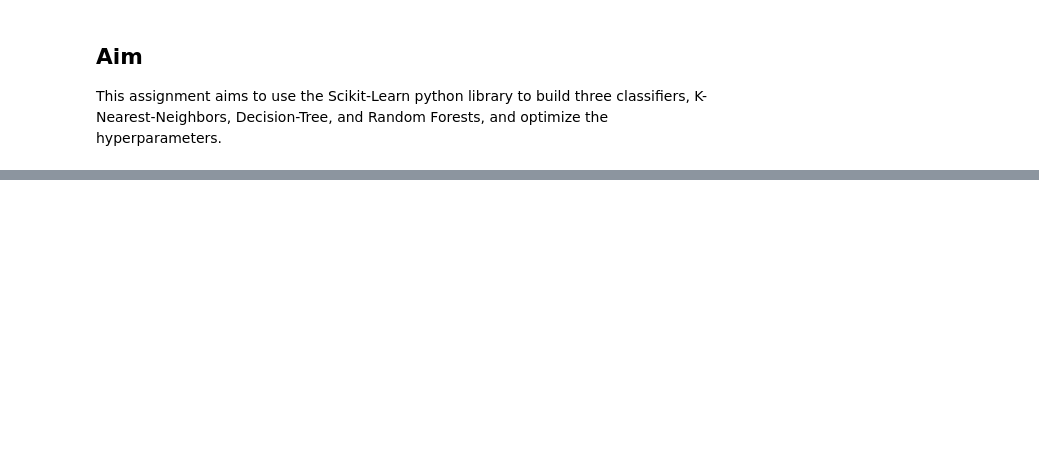
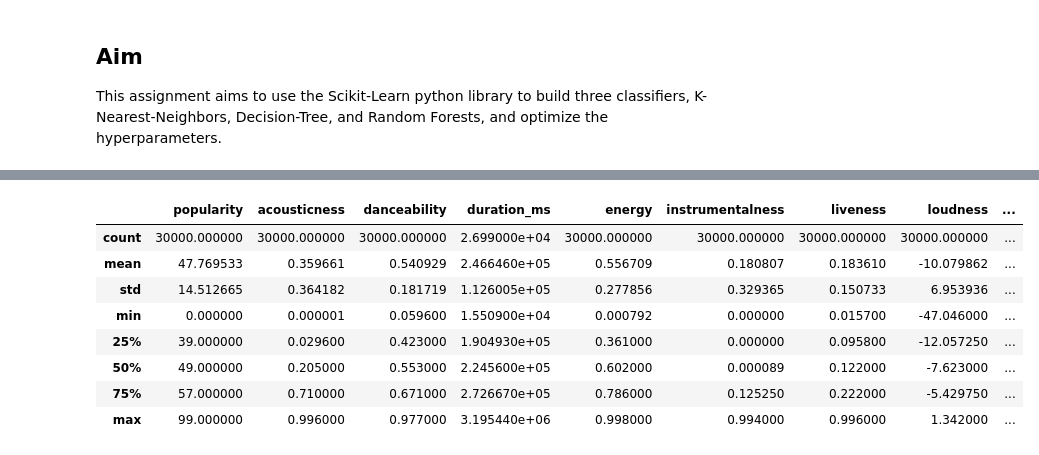
Before and after one commit to daniyalmaroufi/AI_Course, a Jupyter notebook: CA4/CA4.ipynb, the cells around one changed output, grey strips where cells are left out. Saved outputs shown, nothing was run; the diff lists cells and outputs as text; code cells hidden in the pictures; blank space fills up the shorter version.

```diff
--- a/CA4/CA4.ipynb
+++ b/CA4/CA4.ipynb
@@ -30,0 +69,12 @@ from sklearn.ensemble import RandomForestRegressor
+# %%
+data.describe()
+# %% [output]
+|  | popularity | acousticness | danceability | duration_ms | energy | instrumentalness | liveness | loudness | ... |
+| count | 30000.000000 | 30000.000000 | 30000.000000 | 2.699000e+04 | 30000.000000 | 30000.000000 | 30000.000000 | 30000.000000 | ... |
+| mean | 47.769533 | 0.359661 | 0.540929 | 2.466460e+05 | 0.556709 | 0.180807 | 0.183610 | -10.079862 | ... |
+| std | 14.512665 | 0.364182 | 0.181719 | 1.126005e+05 | 0.277856 | 0.329365 | 0.150733 | 6.953936 | ... |
+| min | 0.000000 | 0.000001 | 0.059600 | 1.550900e+04 | 0.000792 | 0.000000 | 0.015700 | -47.046000 | ... |
+| 25% | 39.000000 | 0.029600 | 0.423000 | 1.904930e+05 | 0.361000 | 0.000000 | 0.095800 | -12.057250 | ... |
+| 50% | 49.000000 | 0.205000 | 0.553000 | 2.245600e+05 | 0.602000 | 0.000089 | 0.122000 | -7.623000 | ... |
+| 75% | 57.000000 | 0.710000 | 0.671000 | 2.726670e+05 | 0.786000 | 0.125250 | 0.222000 | -5.429750 | ... |
+| max | 99.000000 | 0.996000 | 0.977000 | 3.195440e+06 | 0.998000 | 0.994000 | 0.996000 | 1.342000 | ... |
```
Also changed, not shown: parts of 7 cells of this notebook.
